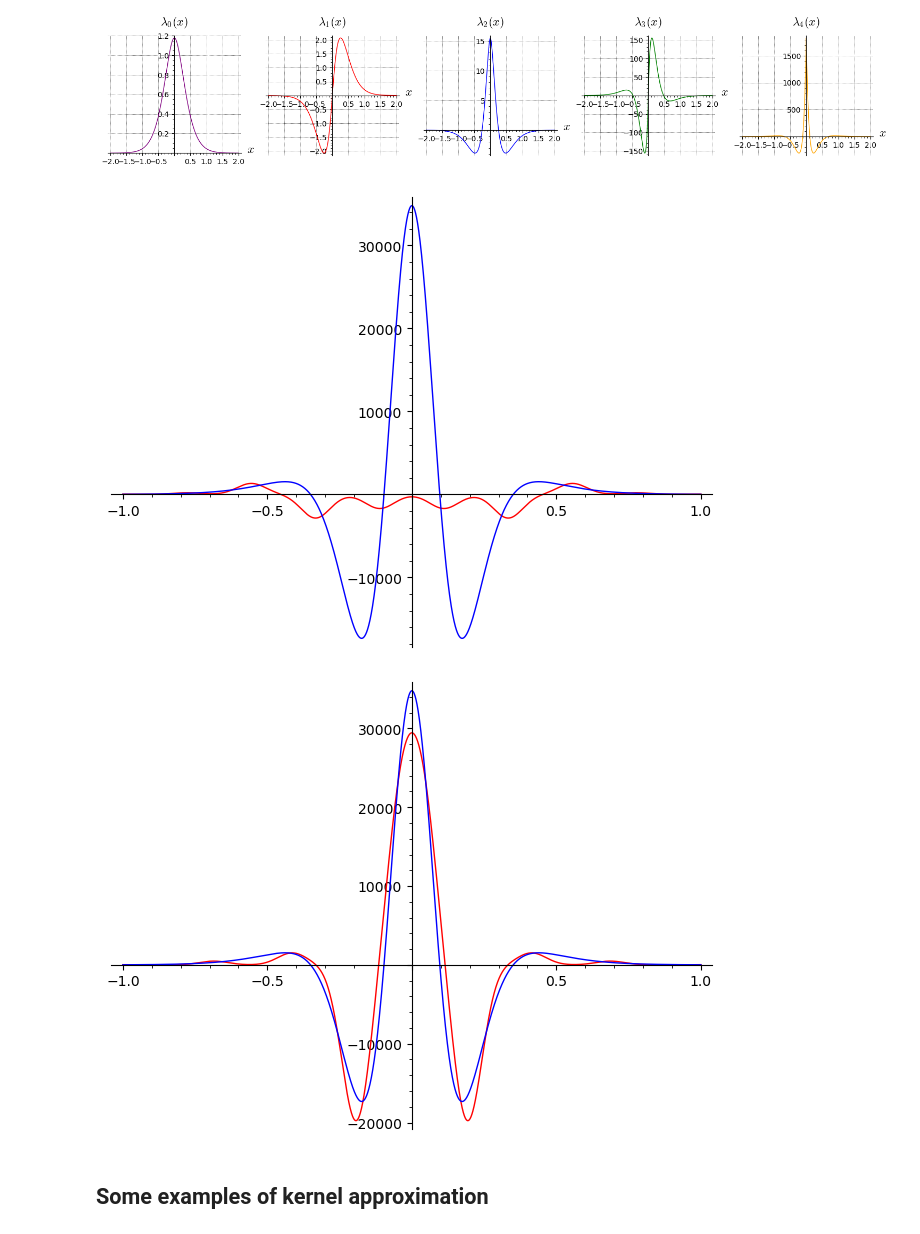
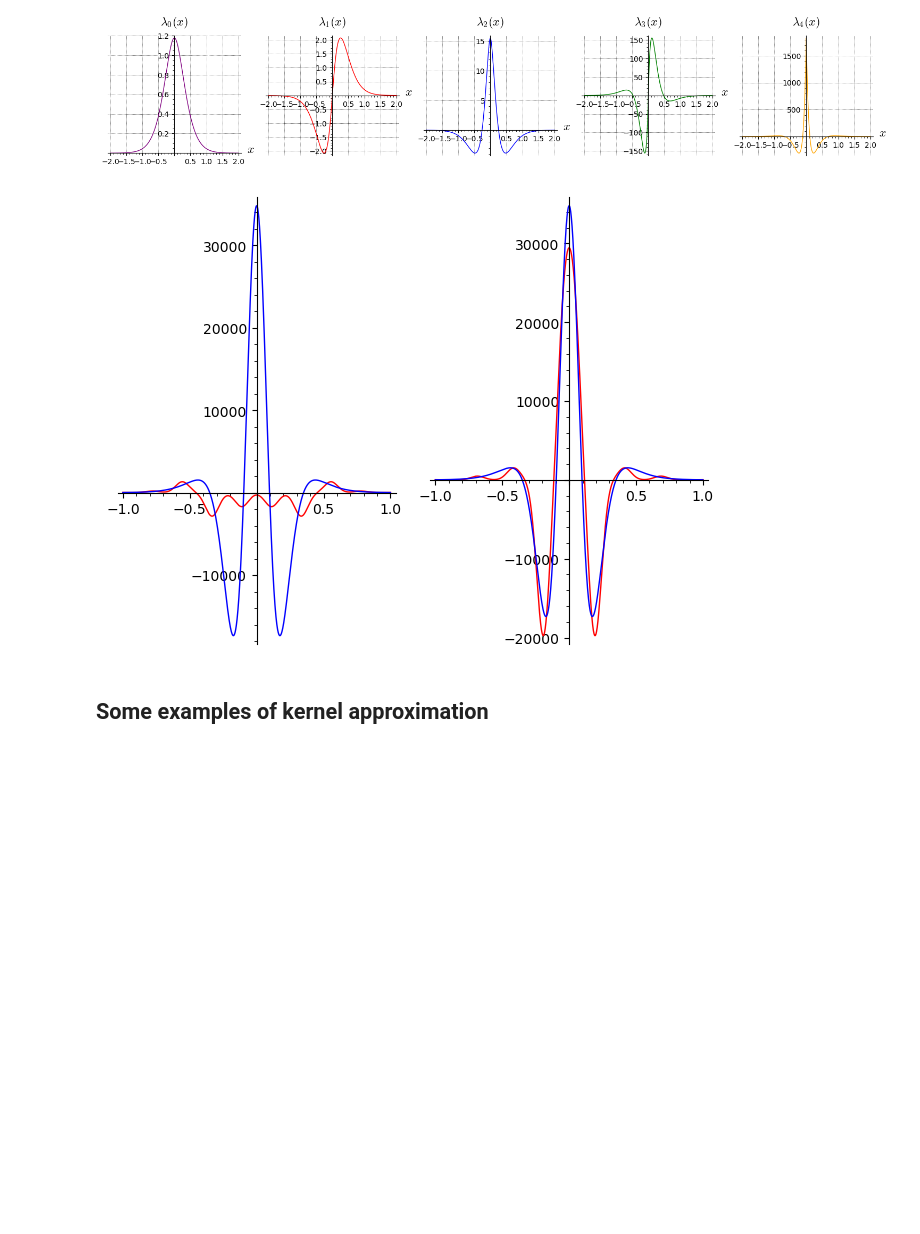
Before and after one commit to Hazdard/fluids_arith, a Jupyter notebook: rigorous_kernel.ipynb, the cells around one changed output. Drawn from its saved outputs; the diff is of its cells as text; code cells hidden in the pictures; blank space fills up the shorter version.

```diff
--- a/rigorous_kernel.ipynb
+++ b/rigorous_kernel.ipynb
@@ -275,21 +275,19 @@ def fit_num(func, basis_pts, train_pts, sigma=1/2, basis_type='G'):
 # %%
 # Shows the relevancy of having a grid concentrated around a critical point
 
 f=phi_funcs[0]
 
 res, app, err = fit_num(f, basis_pts=grid(1,10),train_pts=grid(1,1000), basis_type='G', sigma=1/20, )
 line1 = plot(app, (x, -1, 1),color='red')
 line2 = plot(f, (x, -1, 1),color='blue')
 
 res, app, err = fit_num(f, basis_pts=grid_concentrated(-1,1,0,10),train_pts=grid(1,1000), basis_type='G', sigma=1/20, )
 line3 = plot(app, (x, -1, 1),color='red')
 line4 = plot(f, (x, -1, 1),color='blue')
 
-show(line1+line2)
-show(line3+line4)
+show(graphics_array([line1+line2, line3+line4], nrows=1))
 # %% [output]
-[figure, old version]
+[figure, new version]
-[figure, removed]
 # %%
 def compute_approx_kernel(K,x1,x2,y1,y2,n_riem,n_basis,n_train,sigma=1/2, basis_type='G'):
     riemann_points=grid(y1,n_riem,y2)
```
